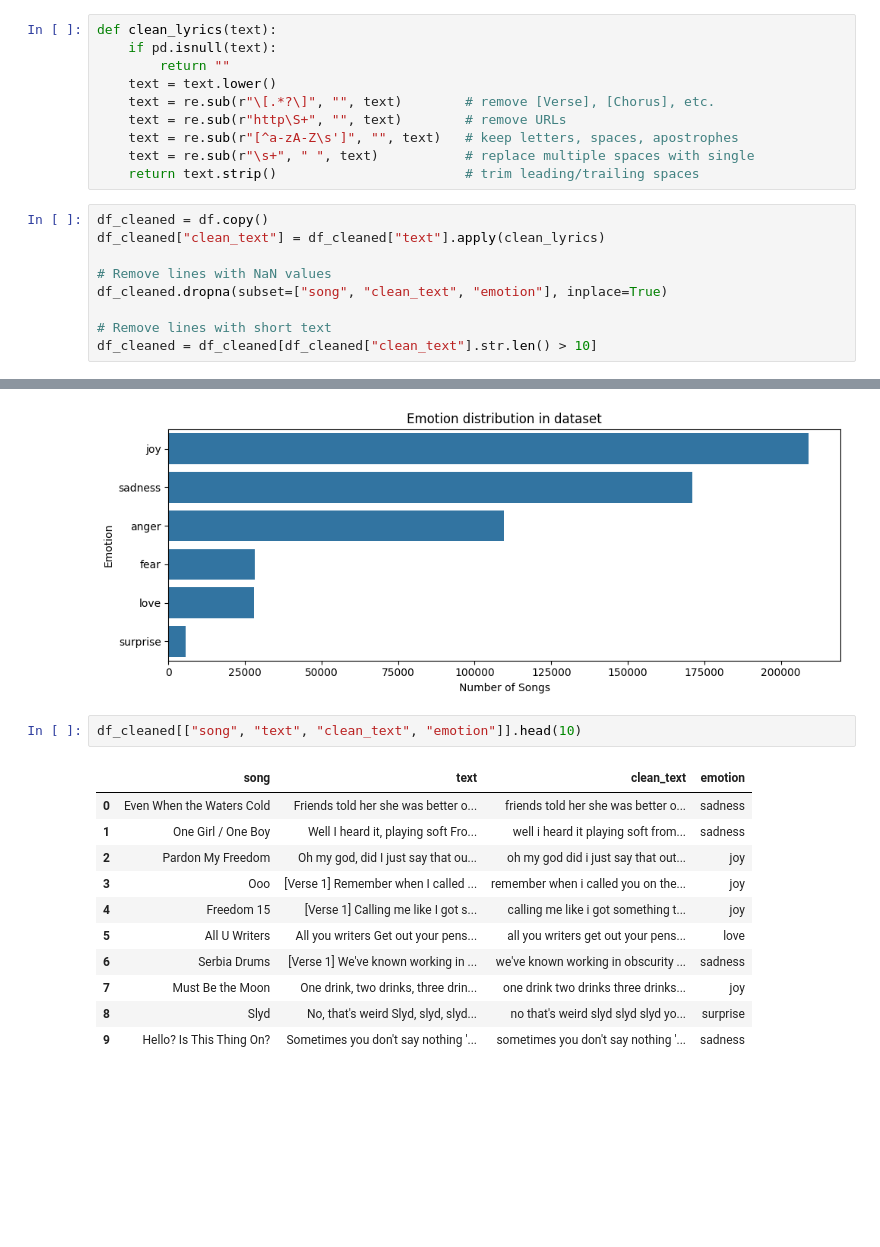
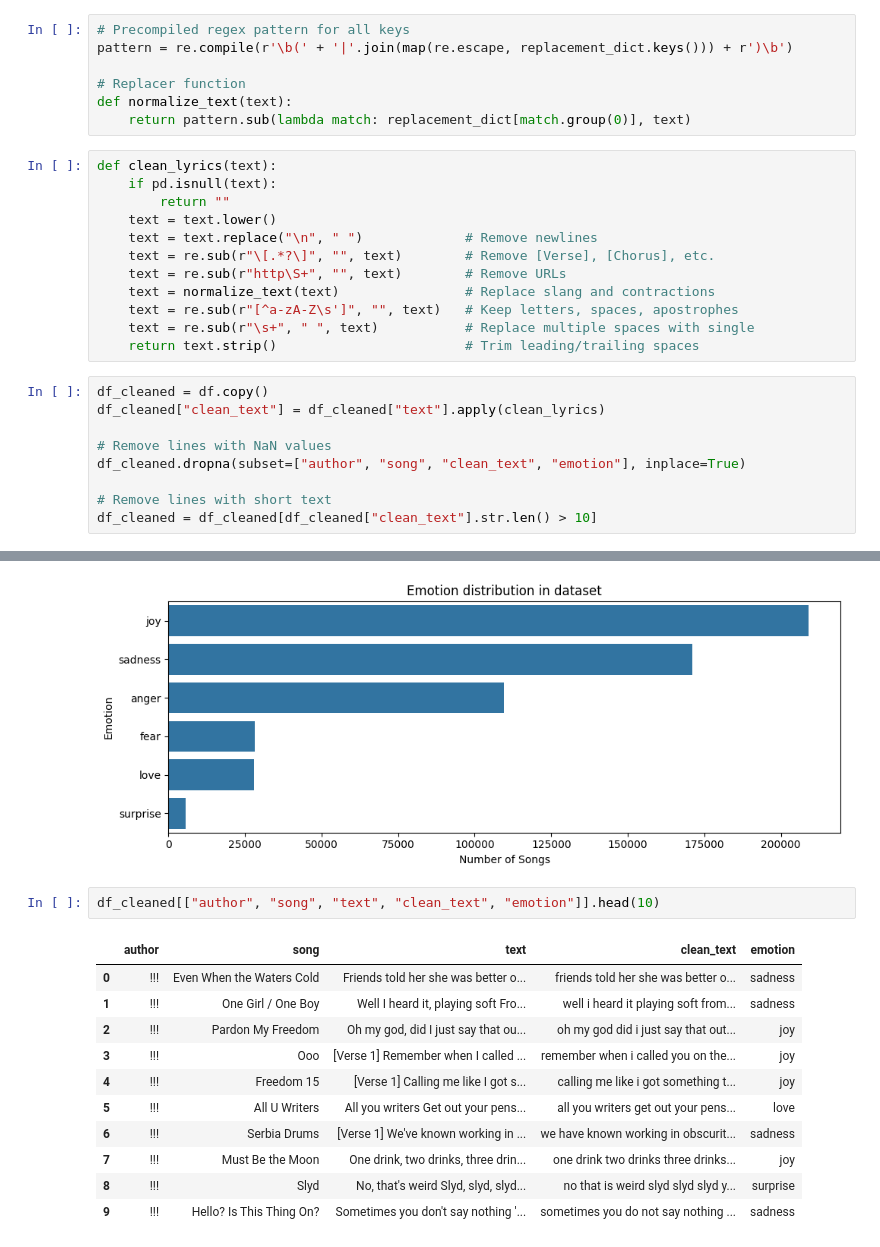
Before and after one commit to jjulijana/music_lyrics_classification, a Jupyter notebook: utils/02_data_preprocessing.ipynb, the cells around one changed output, grey strips where cells are left out. Drawn from its saved outputs; the diff is of its cells as text; blank space fills up the shorter version.

Commit message:
Preprocess lyrics: replace slang and expand contractions

```diff
--- a/utils/02_data_preprocessing.ipynb
+++ b/utils/02_data_preprocessing.ipynb
@@ -26,19 +69,28 @@ Dimension before cleaning: (551443, 4)
+# %%
+# Precompiled regex pattern for all keys
+pattern = re.compile(r'\b(' + '|'.join(map(re.escape, replacement_dict.keys())) + r')\b')
+
+# Replacer function
+def normalize_text(text):
+    return pattern.sub(lambda match: replacement_dict[match.group(0)], text)
 # %%
 def clean_lyrics(text):
     if pd.isnull(text):
         return ""
     text = text.lower()
-    text = re.sub(r"\[.*?\]", "", text)        # remove [Verse], [Chorus], etc.
-    text = re.sub(r"http\S+", "", text)        # remove URLs
-    text = re.sub(r"[^a-zA-Z\s']", "", text)   # keep letters, spaces, apostrophes
-    text = re.sub(r"\s+", " ", text)           # replace multiple spaces with single
-    return text.strip()                        # trim leading/trailing spaces
+    text = text.replace("\n", " ")             # Remove newlines
+    text = re.sub(r"\[.*?\]", "", text)        # Remove [Verse], [Chorus], etc.
+    text = re.sub(r"http\S+", "", text)        # Remove URLs
+    text = normalize_text(text)                # Replace slang and contractions
+    text = re.sub(r"[^a-zA-Z\s']", "", text)   # Keep letters, spaces, apostrophes
+    text = re.sub(r"\s+", " ", text)           # Replace multiple spaces with single
+    return text.strip()                        # Trim leading/trailing spaces
 # %%
 df_cleaned = df.copy()
 df_cleaned["clean_text"] = df_cleaned["text"].apply(clean_lyrics)
 
 # Remove lines with NaN values
-df_cleaned.dropna(subset=["song", "clean_text", "emotion"], inplace=True)
+df_cleaned.dropna(subset=["author", "song", "clean_text", "emotion"], inplace=True)
 
 # Remove lines with short text
 df_cleaned = df_cleaned[df_cleaned["clean_text"].str.len() > 10]
@@ -62,18 +114,18 @@ plt.tight_layout()
 plt.show()
 # %% [output]
 [figure]
-# %%
-df_cleaned[["song", "text", "clean_text", "emotion"]].head(10)
-# %% [output]
-|  | song | text | clean_text | emotion |
-| 0 | Even When the Waters Cold | Friends told her she was better o... | friends told her she was better o... | sadness |
-| 1 | One Girl / One Boy | Well I heard it, playing soft Fro... | well i heard it playing soft from... | sadness |
-| 2 | Pardon My Freedom | Oh my god, did I just say that ou... | oh my god did i just say that out... | joy |
-| 3 | Ooo | [Verse 1] Remember when I called ... | remember when i called you on the... | joy |
-| 4 | Freedom 15 | [Verse 1] Calling me like I got s... | calling me like i got something t... | joy |
-| 5 | All U Writers | All you writers Get out your pens... | all you writers get out your pens... | love |
-| 6 | Serbia Drums | [Verse 1] We've known working in ... | we've known working in obscurity ... | sadness |
-| 7 | Must Be the Moon | One drink, two drinks, three drin... | one drink two drinks three drinks... | joy |
-| 8 | Slyd | No, that's weird Slyd, slyd, slyd... | no that's weird slyd slyd slyd yo... | surprise |
-| 9 | Hello? Is This Thing On? | Sometimes you don't say nothing '... | sometimes you don't say nothing '... | sadness |
+# %%
+df_cleaned[["author", "song", "text", "clean_text", "emotion"]].head(10)
+# %% [output]
+|  | author | song | text | clean_text | emotion |
+| 0 | !!! | Even When the Waters Cold | Friends told her she was better o... | friends told her she was better o... | sadness |
+| 1 | !!! | One Girl / One Boy | Well I heard it, playing soft Fro... | well i heard it playing soft from... | sadness |
+| 2 | !!! | Pardon My Freedom | Oh my god, did I just say that ou... | oh my god did i just say that out... | joy |
+| 3 | !!! | Ooo | [Verse 1] Remember when I called ... | remember when i called you on the... | joy |
+| 4 | !!! | Freedom 15 | [Verse 1] Calling me like I got s... | calling me like i got something t... | joy |
+| 5 | !!! | All U Writers | All you writers Get out your pens... | all you writers get out your pens... | love |
+| 6 | !!! | Serbia Drums | [Verse 1] We've known working in ... | we have known working in obscurit... | sadness |
+| 7 | !!! | Must Be the Moon | One drink, two drinks, three drin... | one drink two drinks three drinks... | joy |
+| 8 | !!! | Slyd | No, that's weird Slyd, slyd, slyd... | no that is weird slyd slyd slyd y... | surprise |
+| 9 | !!! | Hello? Is This Thing On? | Sometimes you don't say nothing '... | sometimes you do not say nothing ... | sadness |
 # %%
```
Also changed, not shown: parts of 4 cells of this notebook.
